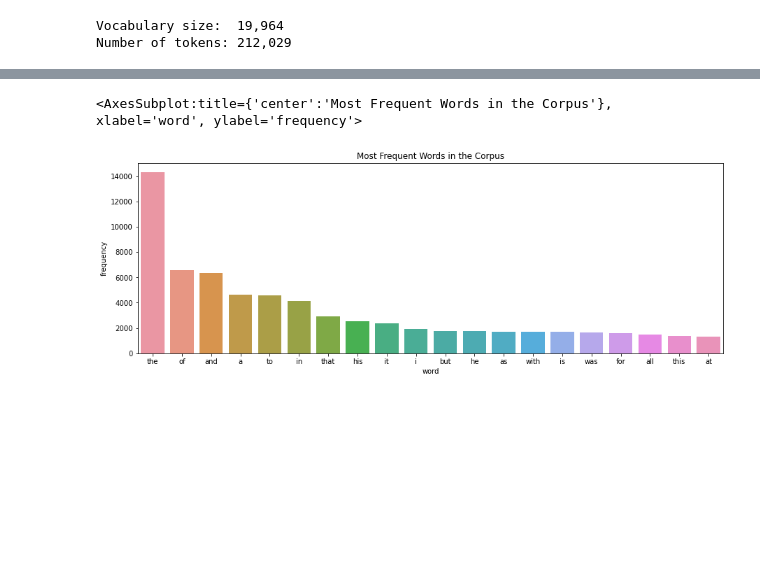
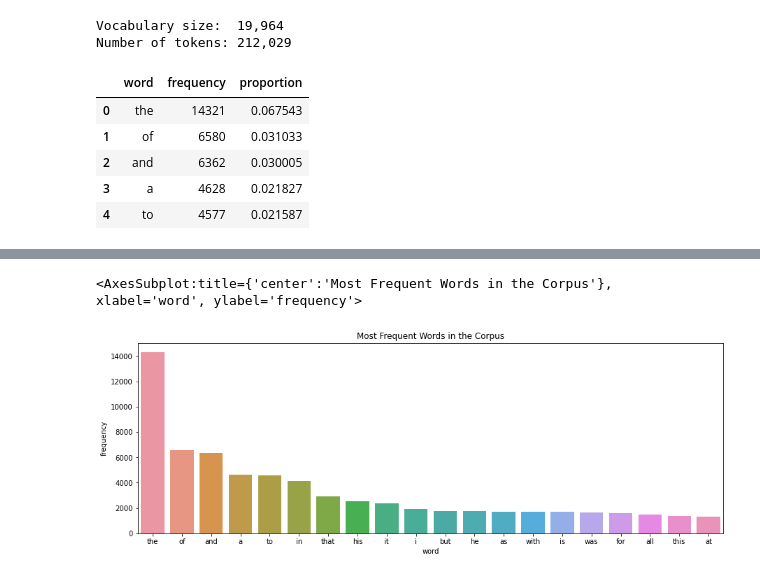
Before and after one commit to XavierXinchi/Zipf-s-law-Validation, a Jupyter notebook: Zipf's Validation.ipynb, the cells around one changed output, grey strips where cells are left out. Cells and saved outputs as stored; diff of their text form; code cells hidden in the pictures; blank space fills up the shorter version.

```diff
--- a/Zipf's Validation.ipynb
+++ b/Zipf's Validation.ipynb
@@ -48,3 +51,14 @@ print(f'Vocabulary size: {vocabulary_size:>7,}\nNumber of tokens: {tokens_size:,
 # %% [output]
 Vocabulary size:  19,964
 Number of tokens: 212,029
+# %%
+# Calculate the proportion of each word
+df['proportion'] = df['frequency']/df['frequency'].sum()
+df.head()
+# %% [output]
+|  | word | frequency | proportion |
+| 0 | the | 14321 | 0.067543 |
+| 1 | of | 6580 | 0.031033 |
+| 2 | and | 6362 | 0.030005 |
+| 3 | a | 4628 | 0.021827 |
+| 4 | to | 4577 | 0.021587 |
```
Also changed, not shown: parts of 8 cells of this notebook, 1 other file.
